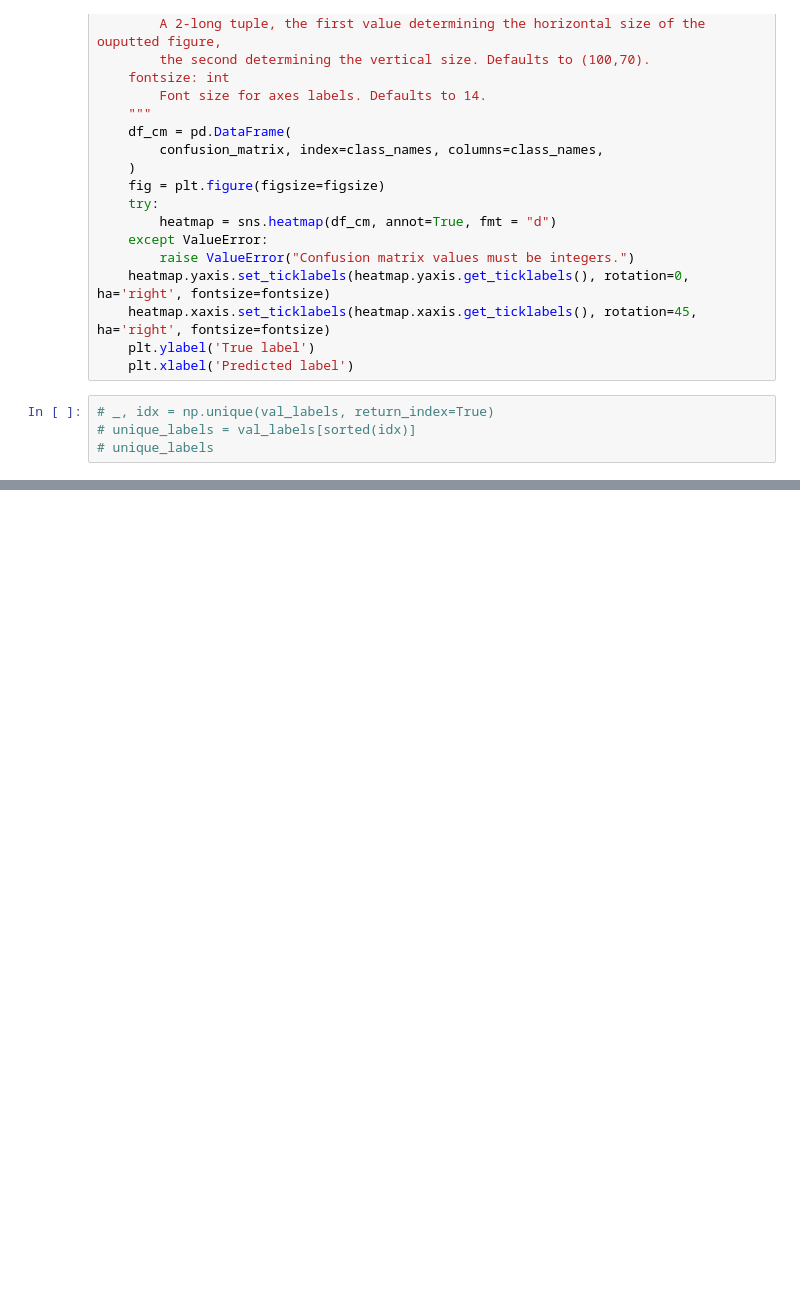
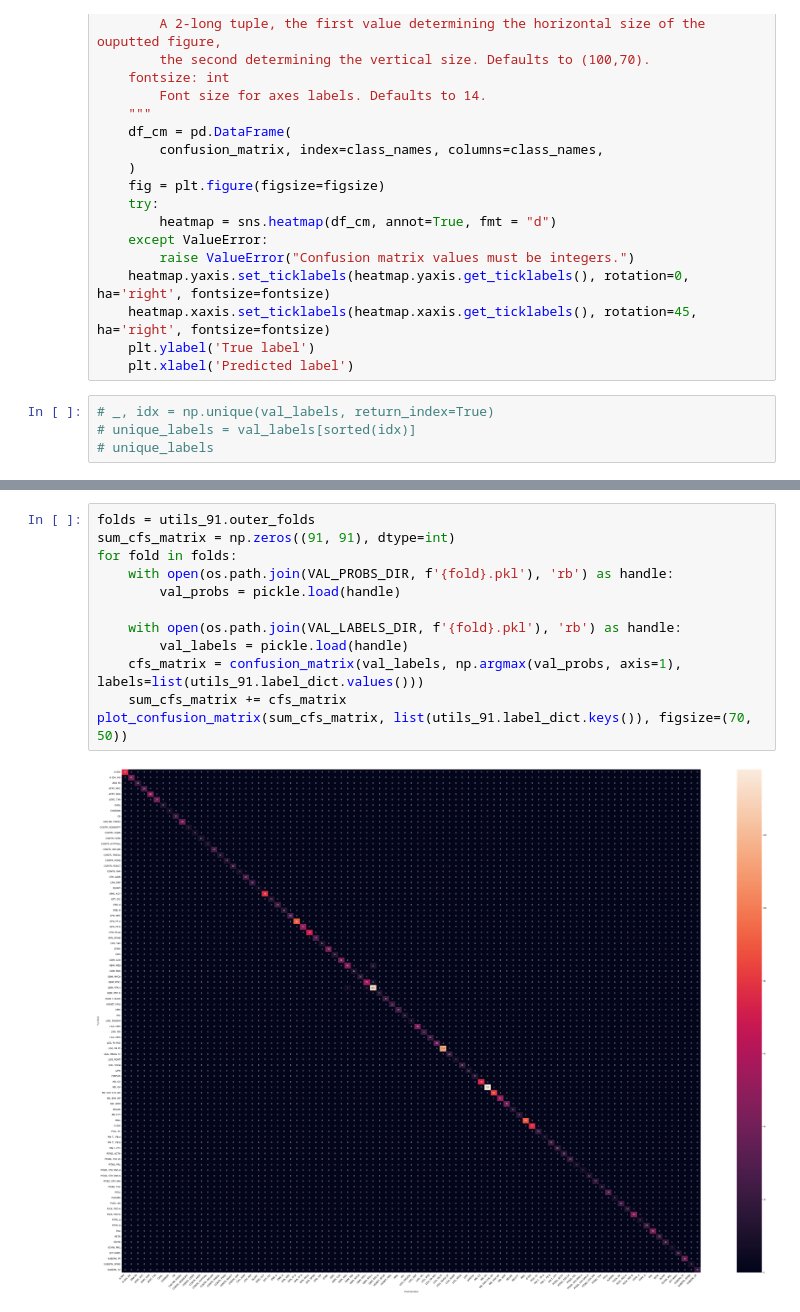
Before and after one commit to Theuser002/Brain_DNA, a Jupyter notebook: src/models/NN91/confusion_matrix_91.ipynb, the cells around one changed output, grey strips where cells are left out. Cells and saved outputs as stored; diff of their text form; blank space fills up the shorter version.

Commit message:
Update/Use summed confustion matrix for NN91

```diff
--- a/src/models/NN91/confusion_matrix_91.ipynb
+++ b/src/models/NN91/confusion_matrix_91.ipynb
@@ -121,0 +125,14 @@ plot_confusion_matrix(cfs_matrix, list(utils_91.label_dict.keys()), figsize=(70,
+# %%
+folds = utils_91.outer_folds
+sum_cfs_matrix = np.zeros((91, 91), dtype=int)
+for fold in folds:
+    with open(os.path.join(VAL_PROBS_DIR, f'{fold}.pkl'), 'rb') as handle:
+        val_probs = pickle.load(handle)
+
+    with open(os.path.join(VAL_LABELS_DIR, f'{fold}.pkl'), 'rb') as handle:
+        val_labels = pickle.load(handle)
+    cfs_matrix = confusion_matrix(val_labels, np.argmax(val_probs, axis=1), labels=list(utils_91.label_dict.values()))
+    sum_cfs_matrix += cfs_matrix
+plot_confusion_matrix(sum_cfs_matrix, list(utils_91.label_dict.keys()), figsize=(70, 50))
+# %% [output]
+[figure, added]
```
Also changed, not shown: parts of 6 cells of this notebook, 1 other file.
